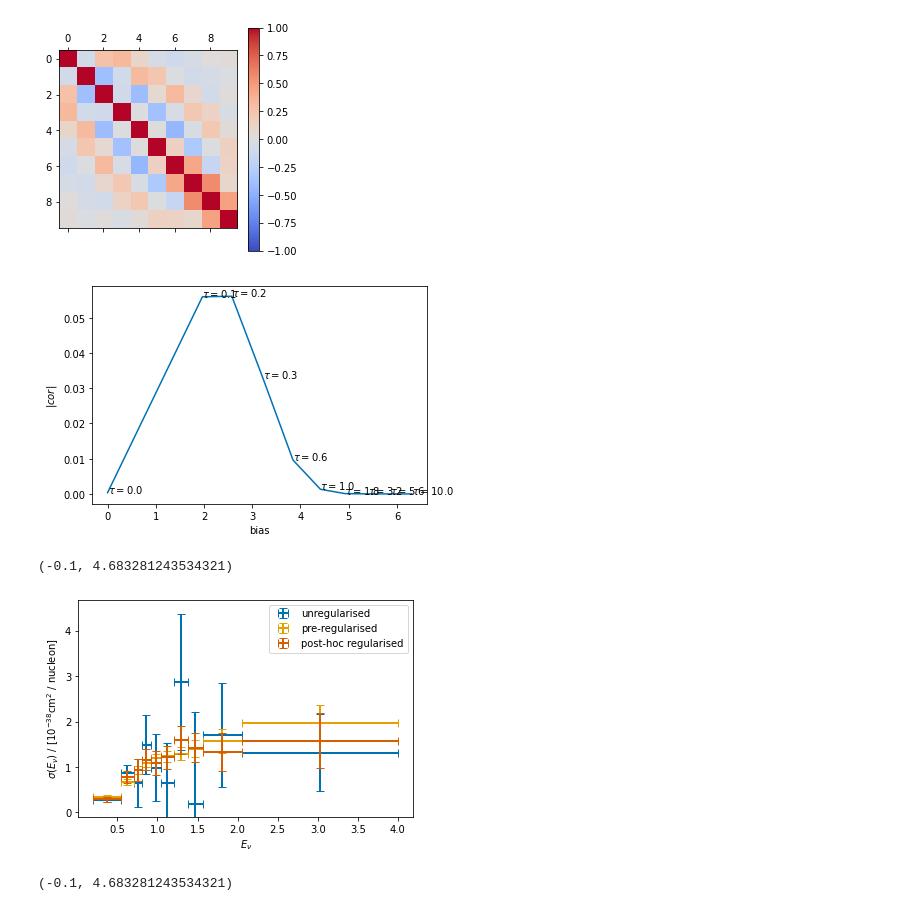
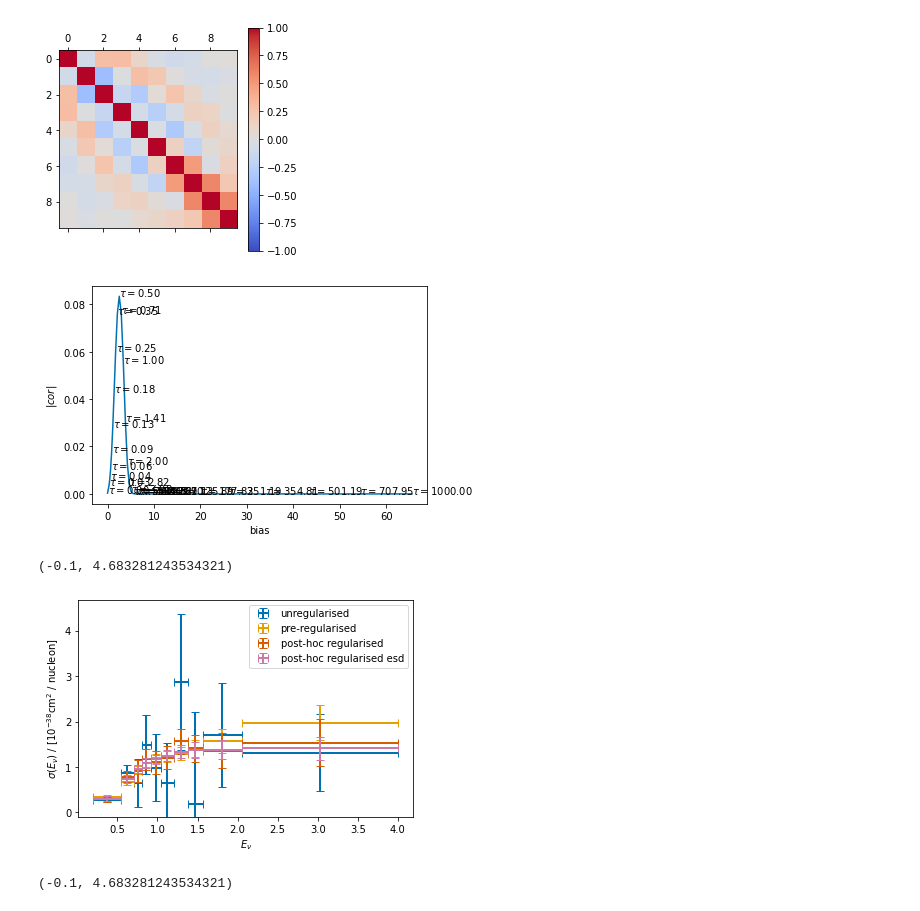
Before and after one commit to ast0815/regularisation, a Jupyter notebook: uBooNE_Enu.ipynb, the cells around one changed output. Drawn from its saved outputs; the diff is of its cells as text; code cells hidden in the pictures.

Commit message:
Choose reg strength by minimal expected error?

```diff
--- a/uBooNE_Enu.ipynb
+++ b/uBooNE_Enu.ipynb
@@ -134,7 +134,8 @@ plt.colorbar()
 [figure]
 # %%
 # Regularisation
-C = utils.Q2(unfolded)
+#C = utils.Q2(unfolded)
+C = utils.Q1(unfolded)
 plt.matshow(C)
 plt.colorbar()
 # %% [output]
@@ -152,7 +153,7 @@ tau_inv = pre_regularised_h[0].T @ C @ pre_regularised_h[0]
 tau_max = chi2 / tau_inv
 print(chi2, tau_inv, tau_max)
 
-tau_list = [0.0] + list(np.logspace(-1, 1, 9))
+tau_list = [0.0] + list(np.logspace(-1.5, 3, 31))
 A_list = [
     np.linalg.inv(cov_unfolded_inv + tau * C) @ cov_unfolded_inv for tau in tau_list
 ]
@@ -223,7 +225,7 @@ plt.ylabel("plot bias $D^2_{W,plot}$")
 i_W = 0
 best = np.inf
 for i, (x, y, tau) in enumerate(zip(dist, diag_dist, tau_list)):
-    plt.annotate(rf"$\tau = {tau:.1f}$", (x, y))
+    plt.annotate(rf"$\tau = {tau:.2f}$", (x, y))
     if y < best:
         best = y
         i_W = i
@@ -233,0 +265,14 @@ print(i_W, tau_list[i_W], best, np.sqrt(best))
+# %%
+# Alt metrics
+# Expected squared difference
+M = cov_unfolded_inv
+#M = np.eye(len(cov_unfolded_inv))
+#M = np.diag(np.diag(cov_unfolded_inv))
+#M = np.diag(1. / unfolded_h[0]**2)
+traces = [np.trace(A @ cov_unfolded @ A.T @ M) for A in A_list]
+I = np.eye(len(M))
+mu = unfolded_h[0]
+quads = [mu.T @ (A - I).T @ M @ (A - I) @ mu for A in A_list]
+esd = np.array(traces) + np.array(quads)
+i_esd = np.argmin(esd)
+esd, i_esd
@@ -244,12 +298,12 @@ plt.ylabel(r"$|cor|$")
 i_D = 0
 best = 0
 for i, (x, y, tau) in enumerate(zip(dist, cor_det_list, tau_list)):
-    plt.annotate(rf"$\tau = {tau:.1f}$", (x, y))
+    plt.annotate(rf"$\tau = {tau:.2f}$", (x, y))
     if y > best:
         best = y
         i_D = i
 # %% [output]
-[figure, old version]
+[figure, new version]
 # %%
 x = (bins[:-1] + bins[1:]) / 2
 xerr = (bins[1:] - bins[:-1]) / 2
@@ -272,34 +326,47 @@ yerr = np.sqrt(np.diag(cov_pre_regularised))
 plt.errorbar(
     x,
     y,
     yerr=yerr,
     xerr=xerr,
     label="pre-regularised",
     linewidth=2,
     linestyle="",
     capsize=4,
 )
 
 y = regularised_list[i_W]
 yerr = np.sqrt(np.diag(cov_list[i_W]))
 plt.errorbar(
     x,
     y,
     yerr=yerr,
     xerr=xerr,
     label="post-hoc regularised",
     linewidth=2,
     linestyle="",
     capsize=4,
 )
 
+y = regularised_list[i_esd]
+yerr = np.sqrt(np.diag(cov_list[i_esd]))
+plt.errorbar(
+    x,
+    y,
+    yerr=yerr,
+    xerr=xerr,
+    label="post-hoc regularised esd",
+    linewidth=2,
+    linestyle="",
+    capsize=4,
+)
+
 plt.legend()
 plt.xlabel(r"$E_\nu$")
 plt.ylabel(r"$\sigma(E_\nu)$ / [$10^{-38}$cm$^2$ / nucleon]")
 plt.ylim(bottom=-0.1)
 # %% [output]
 (-0.1, 4.683281243534321)
-[figure, old version]
+[figure, new version]
 # %%
 x = (bins[:-1] + bins[1:]) / 2
 xerr = (bins[1:] - bins[:-1]) / 2
```
Also changed, not shown: parts of 11 cells of this notebook, 1 other file.
